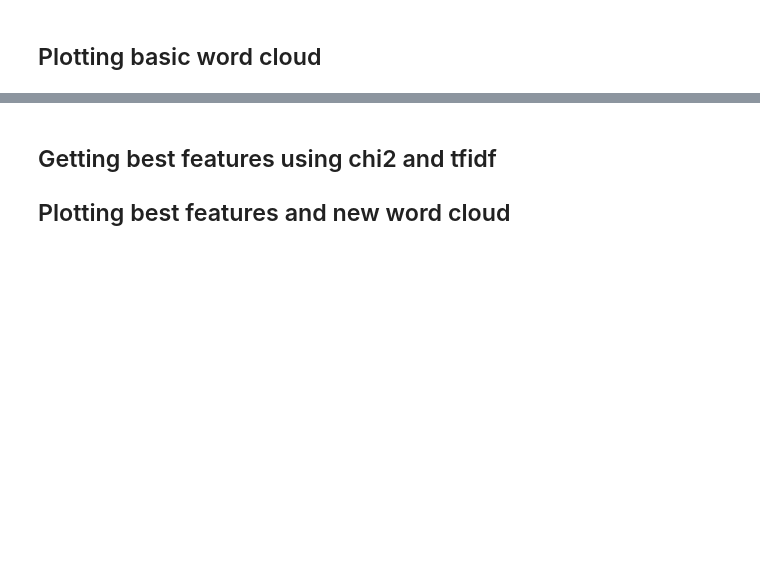
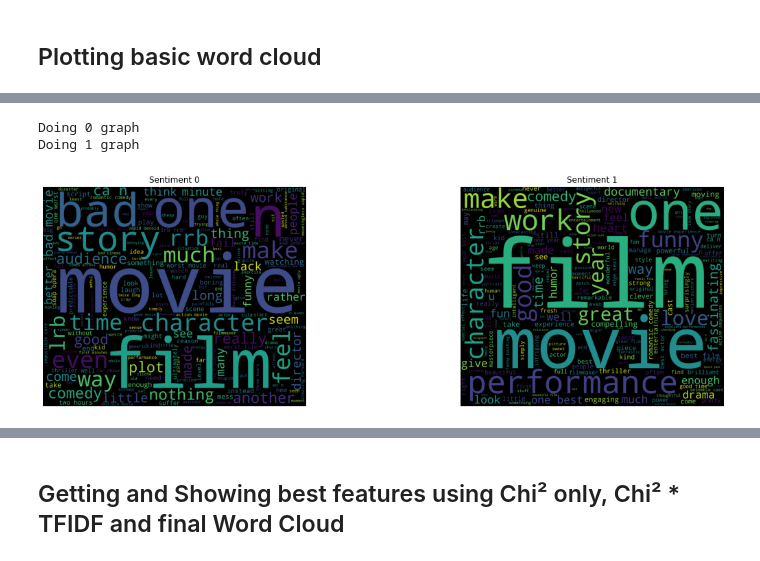
Before and after one commit to gersonUrban/find_best_words_with_chi2, a Jupyter notebook: most_important_words_analysis.ipynb, the cells around one changed output, grey strips where cells are left out. Cells and saved outputs as stored; diff of their text form; code cells hidden in the pictures; blank space fills up the shorter version.

```diff
--- a/most_important_words_analysis.ipynb
+++ b/most_important_words_analysis.ipynb
@@ -14,30 +16,11 @@ class_col = 'Sentiment'
 ########## Reading Data ##########
 df = pd.read_csv('sentiment-analysis-on-movie-reviews/train.tsv',sep='\t')
 
-# Removing 'neutral' Analysis to improve separability in Negative and Positive Class
+# Removing 'neutral' Analysis to improve separability in Negative and Positive Classes
 df = df[df[class_col] != 2]
 df = df[df[class_col] != 1]
 df = df[df[class_col] != 3]
 
-# Grouping by SentenceId and transforming data as a list
-df2 = df.groupby('SentenceId').agg(lambda x: x.tolist())
-# Getting review sentiment mean
-df2['sent_mean'] = df2[class_col].apply(lambda x: np.array(x).mean())
-
-# Transform sentiment values to only positive and negative values
-# Setting all instaces as negative (0)
-df2[AUX_CLASS_COL] = 0
-# Setting only most than 2 class as 1 (positive)
-df2.loc[df2['sent_mean'] > 2,AUX_CLASS_COL] = 1
-
-# Join text from the text list created in groupby agg
-df2[TEXT_COL] = df2[TEXT_COL].apply(lambda x: ' '.join(x))
-
-# Reset index
-df2.reset_index(drop=True, inplace=True)
-
-# Redefining df DataFrame
-df = df2.copy()
-# Changing class_col name
-class_col = AUX_CLASS_COL
+# Doing Sentment Became only 0 and 1 values
+df['Sentiment'] = df['Sentiment']//4
 # %% [output]
@@ -53,5 +36,8 @@ from data_prep import basic_preprocess_text
 df[TEXT_COL] = basic_preprocess_text(df[TEXT_COL], language='english')
 # Removing Duplicates
 df = df.drop_duplicates(subset=[TEXT_COL])
+# Removing texts with less than 2 characteres
+df = df[df['Phrase'].str.len()>2].reset_index(drop=True)
+# Reseting Index
 df.reset_index(drop=True,inplace=True)
 # %% [output]
@@ -71,0 +48,8 @@ Wall time: 24.5 s
+# %%
+%%time
+from plot_word_cloud import plot_word_cloud
+plot_word_cloud(df, TEXT_COL, class_col)
+# %% [output]
+Doing 0 graph
+Doing 1 graph
+[figure, added]
@@ -72,3 +58,2 @@ Wall time: 24.5 s
 # %% [markdown]
-## Getting best features using chi2 and tfidf
-## Plotting best features and new word cloud
+## Getting and Showing best features using Chi² only, Chi² * TFIDF and final Word Cloud
```
Also changed, not shown: parts of 8 cells of this notebook.
